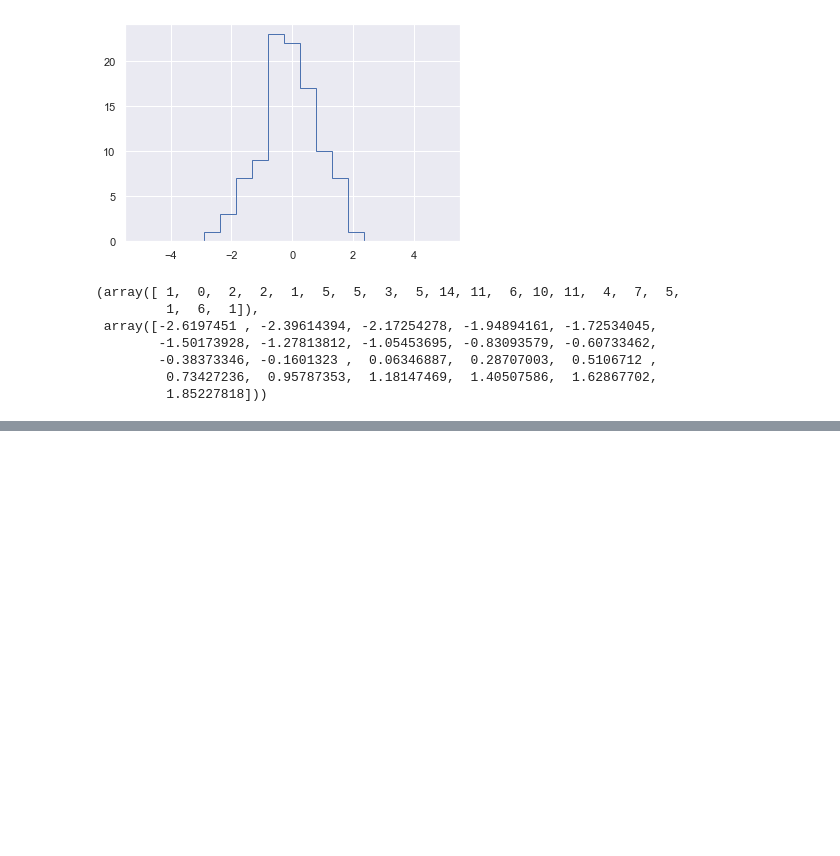
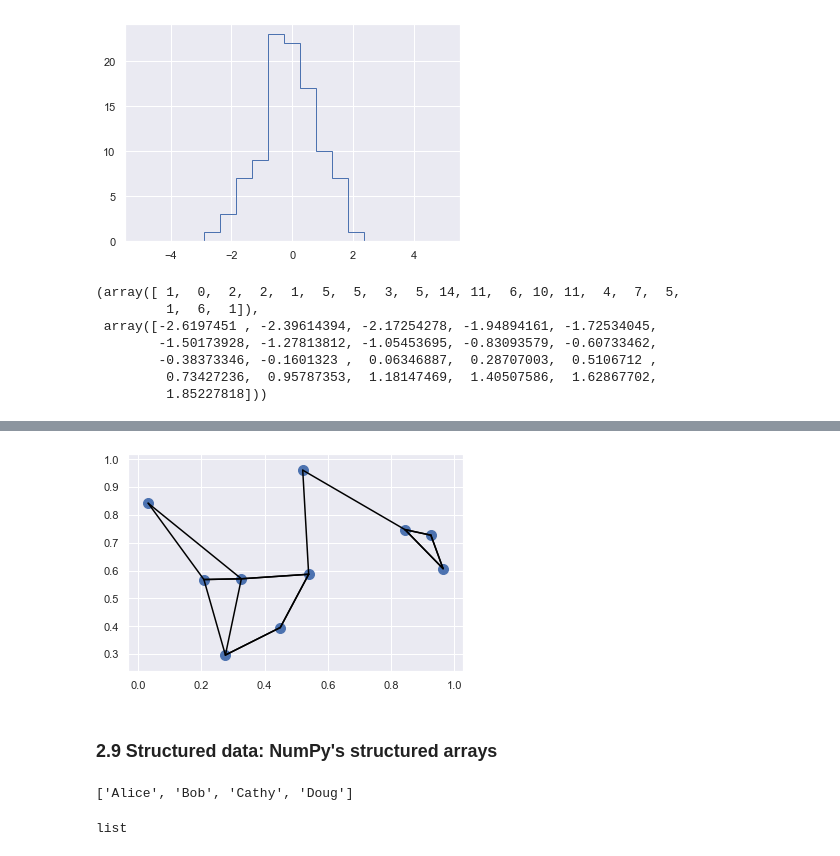
Before and after one commit to duzhewang/ProgrammingNotes, a Jupyter notebook: Python/PythonDShandbook/Chap02_NumPy.ipynb, the cells around one changed output, grey strips where cells are left out. Saved outputs shown, nothing was run; the diff lists cells and outputs as text; code cells hidden in the pictures; blank space fills up the shorter version.

```diff
--- a/Python/PythonDShandbook/Chap02_NumPy.ipynb
+++ b/Python/PythonDShandbook/Chap02_NumPy.ipynb
@@ -1902,0 +2079,2 @@ np.histogram(x, bins=20)
+# %%
+sq1=np.sum((X[:, np.newaxis,:]-X[np.newaxis,:, :])**2,axis=-1)  # or set axis=2
@@ -1902,0 +2151,3 @@ np.histogram(x, bins=20)
+# %%
+K=2
+nearest_partition=np.argpartition(sq1, K+1, axis=1)
@@ -1902,0 +2167,12 @@ np.histogram(x, bins=20)
+# %%
+plt.scatter(X[:,0], X[:,1], s=100)
+
+K=2
+
+for i in range(X.shape[0]):
+    for j in nearest_partition[i, 0:(K+1)]:
+        plt.plot(*zip(X[j], X[i]), color='black')
+# %% [output]
+[figure, added]
+# %% [markdown]
+### 2.9 Structured data: NumPy's structured arrays
@@ -1902,0 +2181,4 @@ np.histogram(x, bins=20)
+# %%
+name
+# %% [output]
+['Alice', 'Bob', 'Cathy', 'Doug']
@@ -1902,0 +2187,4 @@ np.histogram(x, bins=20)
+# %%
+type(name)
+# %% [output]
+list
```
Also changed, not shown: parts of 61 cells of this notebook.
